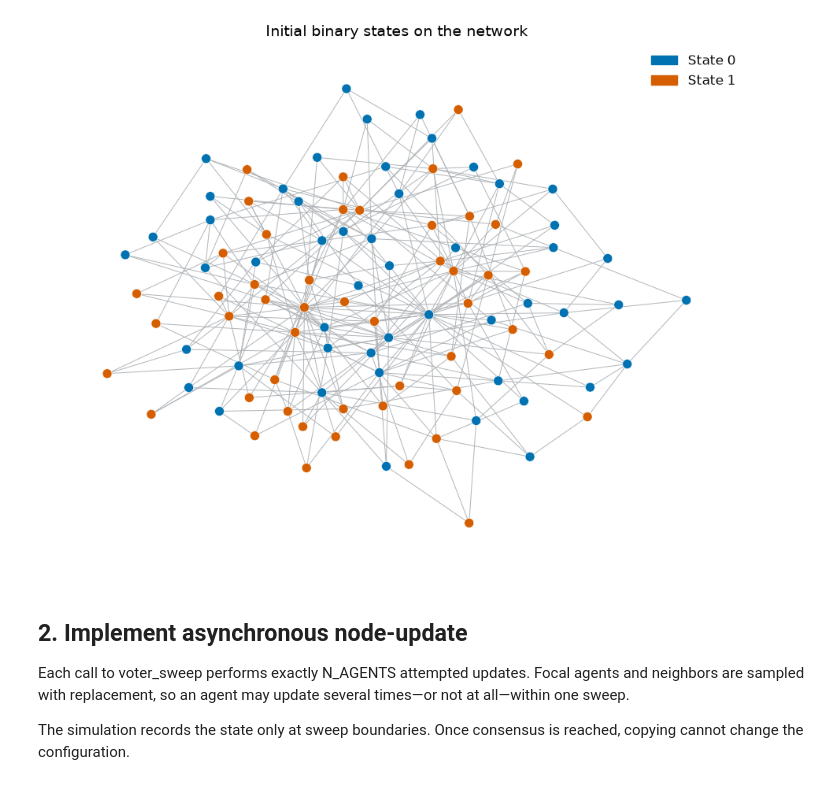
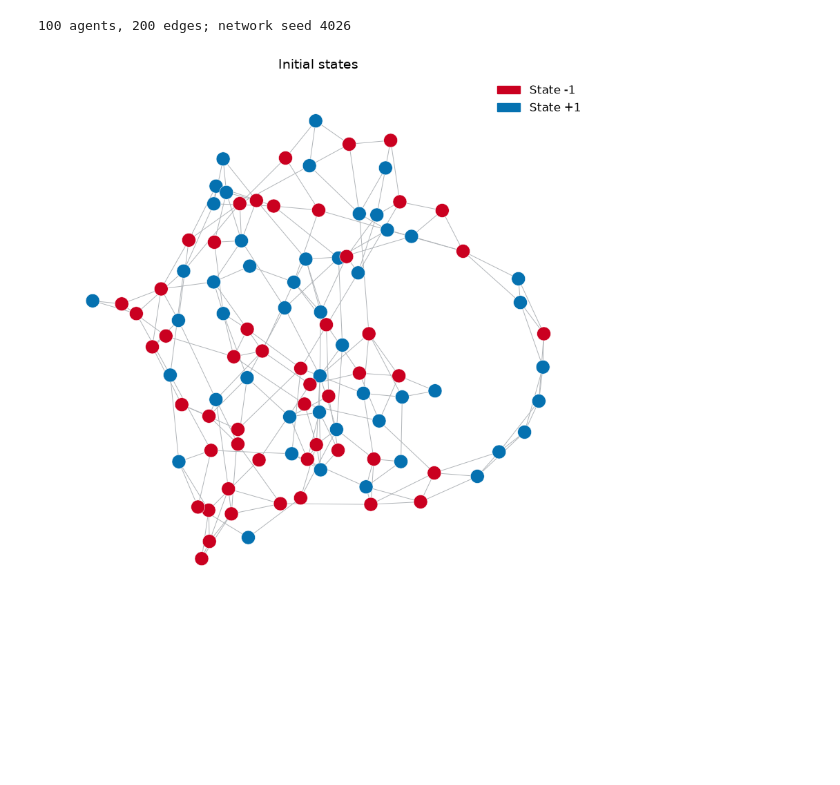
Before and after one commit to hfarruda/opinion-dynamics-ICMC-2026, a Jupyter notebook: 2_voter.ipynb, the cells around one changed output. Cells and saved outputs as stored; diff of their text form; code cells hidden in the pictures; blank space fills up the shorter version.

Commit message:
Update Voter and degroot

```diff
--- a/2_voter.ipynb
+++ b/2_voter.ipynb
@@ -134,47 +56,50 @@ Initial fraction in state 1: 0.490
+# %%
+for attempt in range(MAX_NETWORK_ATTEMPTS):
+    graph_seed = NETWORK_SEED + 1_000 * NEIGHBORS_ON_EACH_SIDE + attempt
+    ig.set_random_number_generator(random.Random(graph_seed))
+    graph = ig.Graph.Watts_Strogatz(
+        dim=1, size=N_AGENTS, nei=NEIGHBORS_ON_EACH_SIDE,
+        p=REWIRING_PROBABILITY,
+    )
+    if graph.is_simple() and graph.is_connected():
+        break
+else:
+    raise RuntimeError("No connected network found; try another NETWORK_SEED.")
+
+neighbors = [graph.neighbors(i) for i in range(N_AGENTS)]
+
+# Match the first DeGroot layout as well as its network.
+layout_rng = np.random.default_rng(LAYOUT_SEED + NEIGHBORS_ON_EACH_SIDE)
+layout_start = layout_rng.uniform(-1.0, 1.0, size=(N_AGENTS, 2))
+layout = graph.layout_fruchterman_reingold(
+    seed=layout_start.tolist(), niter=1000,
+)
+
+initial_rng = np.random.default_rng(INITIAL_STATE_SEED)
+initial_states = np.where(initial_rng.random(N_AGENTS) < INITIAL_ONE_PROBABILITY, 1, -1)
+print(f"{N_AGENTS} agents, {graph.ecount()} edges; network seed {graph_seed}")
+# %% [output]
+100 agents, 200 edges; network seed 4026
 # %%
-STATE_COLORS = np.array(["#0072B2", "#D55E00"])
-state_legend = [
-    mpatches.Patch(color=STATE_COLORS[state], label=f"State {state}")
-    for state in (0, 1)
-]
+STATE_COLORS = {-1: "#ca0020", 1: "#0571b0"}
+legend = [Patch(color=color, label=f"State {s:+d}") for s, color in STATE_COLORS.items()]
 
 
-def draw_voter_network(ax, states, title, vertex_size):
-    """Draw binary states on the igraph network in vertex-ID order."""
-    assert len(states) == graph_ig.vcount()
-    vertex_colors = [STATE_COLORS[int(state)] for state in states]
-
+def draw_network(ax, states, title):
     ig.plot(
-        graph_ig,
-        target=ax,
-        layout=layout,
-        vertex_color=vertex_colors,
-        vertex_size=vertex_size,
-        vertex_frame_color="white",
-        vertex_frame_width=0.4,
-        vertex_label=None,
-        edge_color="#b0b4b8",
-        edge_width=0.7,
-        autocurve=False,
+        graph, target=ax, layout=layout,
+        vertex_color=[STATE_COLORS[s] for s in states],
+        vertex_size=20, vertex_frame_color="white", vertex_frame_width=0.4,
+        edge_color="#b0b4b8", edge_width=0.7,
     )
     ax.set_title(title)
     ax.axis("off")
 
 
-fig, ax = plt.subplots(figsize=(9, 7), layout="constrained")
-draw_voter_network(
-    ax,
-    initial_states,
-    "Initial binary states on the network",
-    vertex_size=12,
-)
-ax.legend(handles=state_legend, loc="upper right", frameon=False)
+fig, ax = plt.subplots(figsize=(8, 8), layout="constrained")
+draw_network(ax, initial_states, "Initial states")
+ax.legend(handles=legend, loc="upper right", frameon=False)
+plt.savefig("./figures/voter_initial.pdf")
 plt.show()
 # %% [output]
-[figure, old version]
+[figure, new version]
-# %% [markdown]
-## 2. Implement asynchronous node-update
-
-Each call to voter_sweep performs exactly N_AGENTS attempted updates. Focal agents and neighbors are sampled with replacement, so an agent may update several times—or not at all—within one sweep.
-
-The simulation records the state only at sweep boundaries. Once consensus is reached, copying cannot change the configuration.
```
Also changed, not shown: parts of 24 cells of this notebook, 1 other file.
